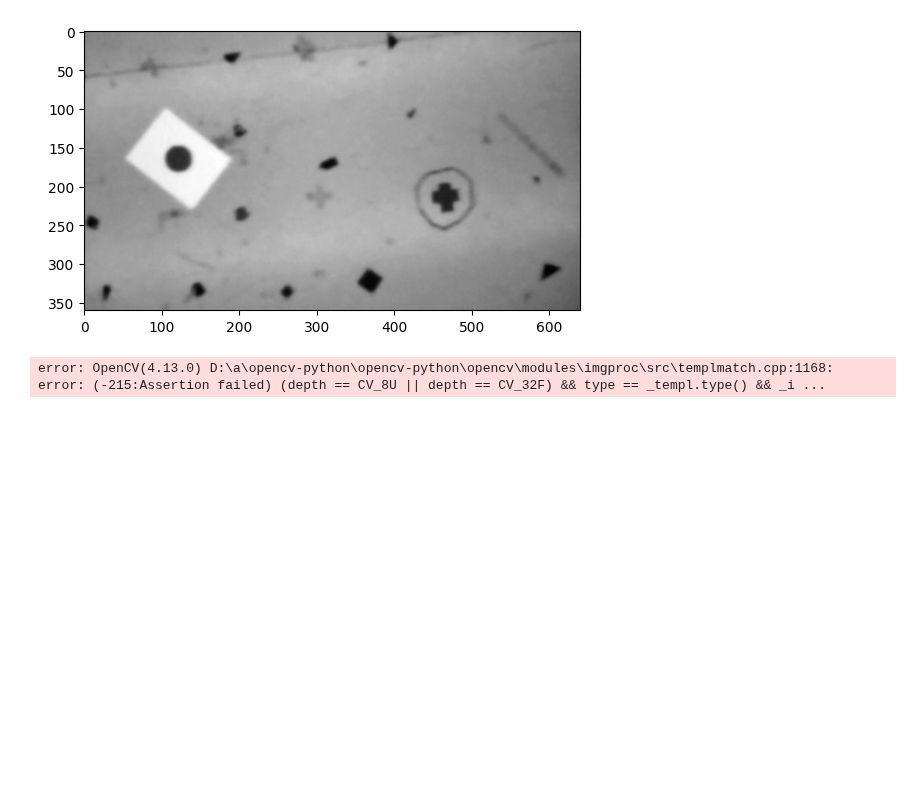
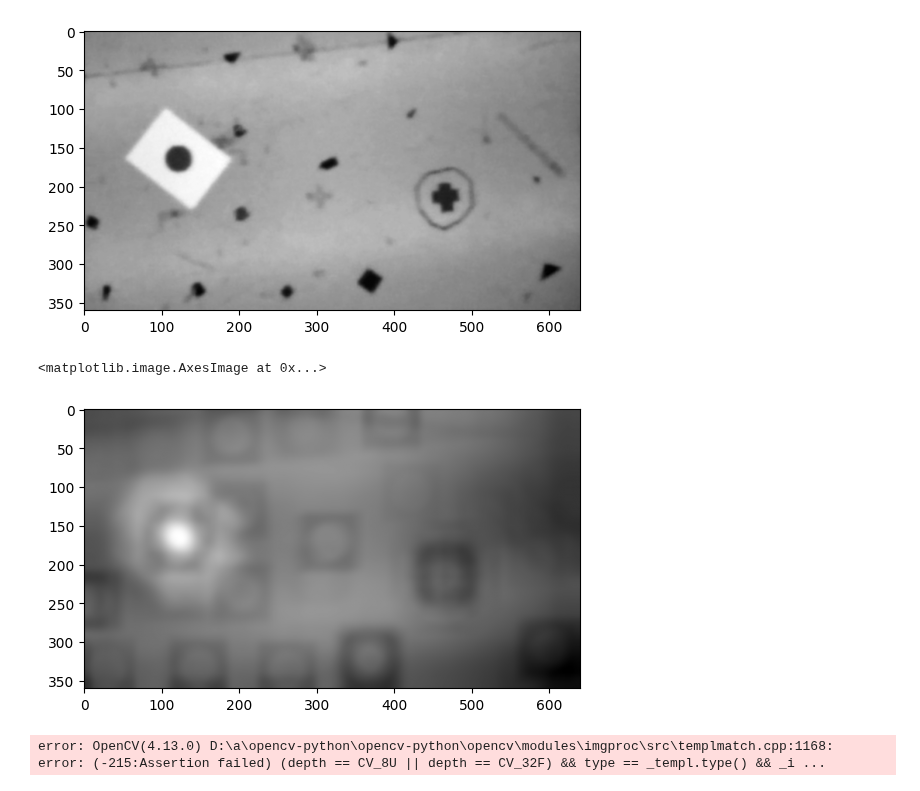
Before and after one commit to jclundy/aer1217_labs, a Jupyter notebook: lab3/lab3-notebook.ipynb, the cells around one changed output. Saved outputs shown, nothing was run; the diff lists cells and outputs as text; code cells hidden in the pictures; blank space fills up the shorter version.

```diff
--- a/lab3/lab3-notebook.ipynb
+++ b/lab3/lab3-notebook.ipynb
@@ -83,6 +89,12 @@ plt.imshow(blurred, cmap='gray')
 # %% [output]
 <matplotlib.image.AxesImage at 0x...>
 [figure]
+# %%
+test_filtered_img_no_blur = cv.filter2D(img_gray/255.0, -1, circle_template, borderType=cv.BORDER_DEFAULT)
+plt.imshow(test_filtered_img_no_blur, cmap='gray')
+# %% [output]
+<matplotlib.image.AxesImage at 0x...>
+[figure, added]
 # %%
 # Apply template Matching
 method = cv.TM_CCOEFF
```
Also changed, not shown: parts of 7 cells of this notebook.
